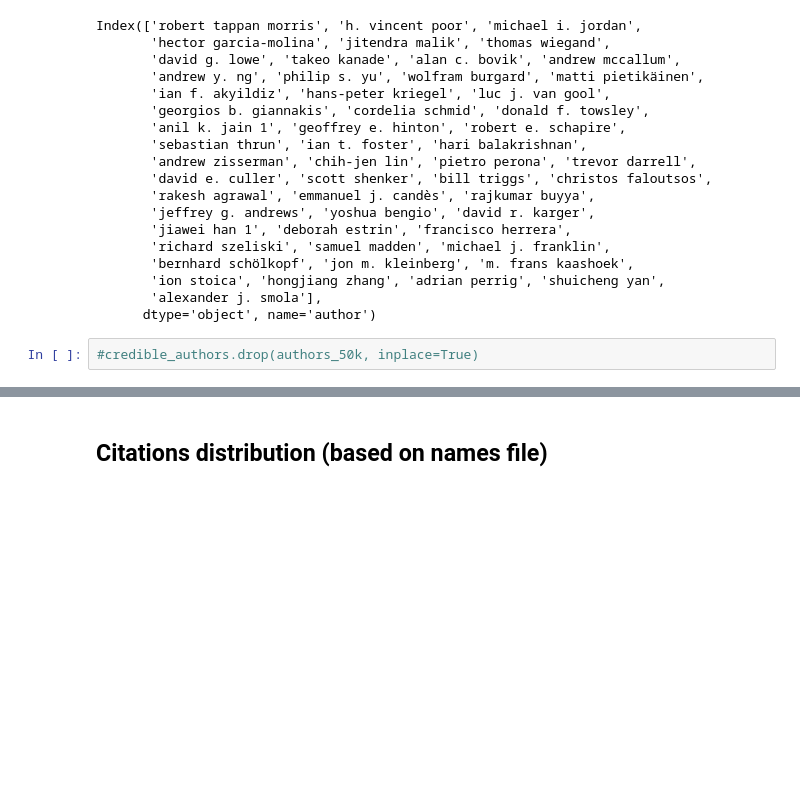
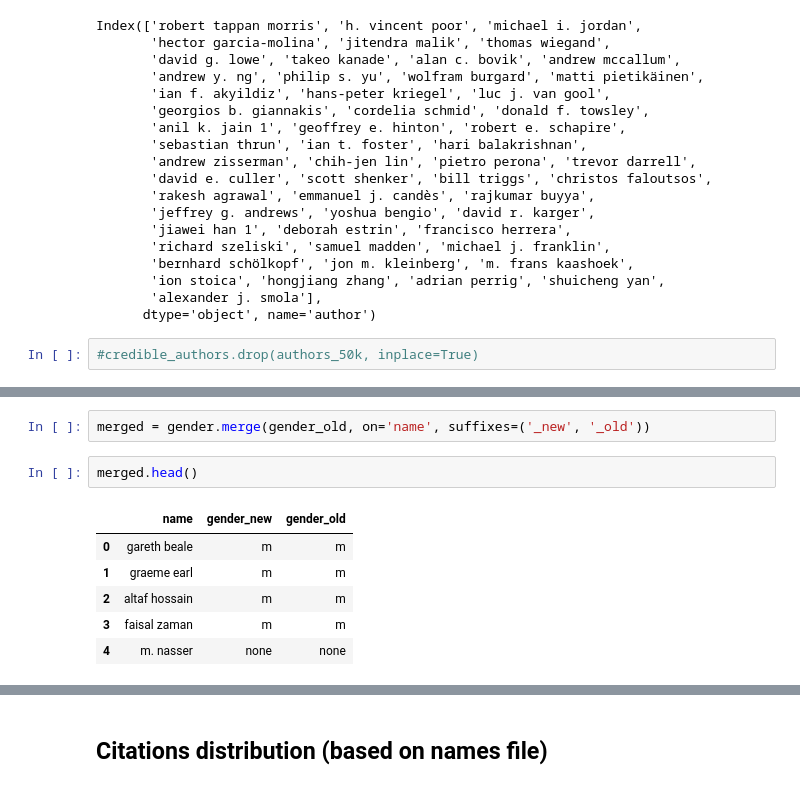
Before and after one commit to gesiscss/inequality, a Jupyter notebook: 1.Descriptive.ipynb, the cells around one changed output, grey strips where cells are left out. Drawn from its saved outputs; the diff is of its cells as text; blank space fills up the shorter version.

```diff
--- a/1.Descriptive.ipynb
+++ b/1.Descriptive.ipynb
@@ -272,0 +343,11 @@ Index(['robert tappan morris', 'h. vincent poor', 'michael i. jordan',
+# %%
+merged = gender.merge(gender_old, on='name', suffixes=('_new', '_old'))
+# %%
+merged.head()
+# %% [output]
+|  | name | gender_new | gender_old |
+| 0 | gareth beale | m | m |
+| 1 | graeme earl | m | m |
+| 2 | altaf hossain | m | m |
+| 3 | faisal zaman | m | m |
+| 4 | m. nasser | none | none |
```
Also changed, not shown: parts of 13 cells of this notebook.
